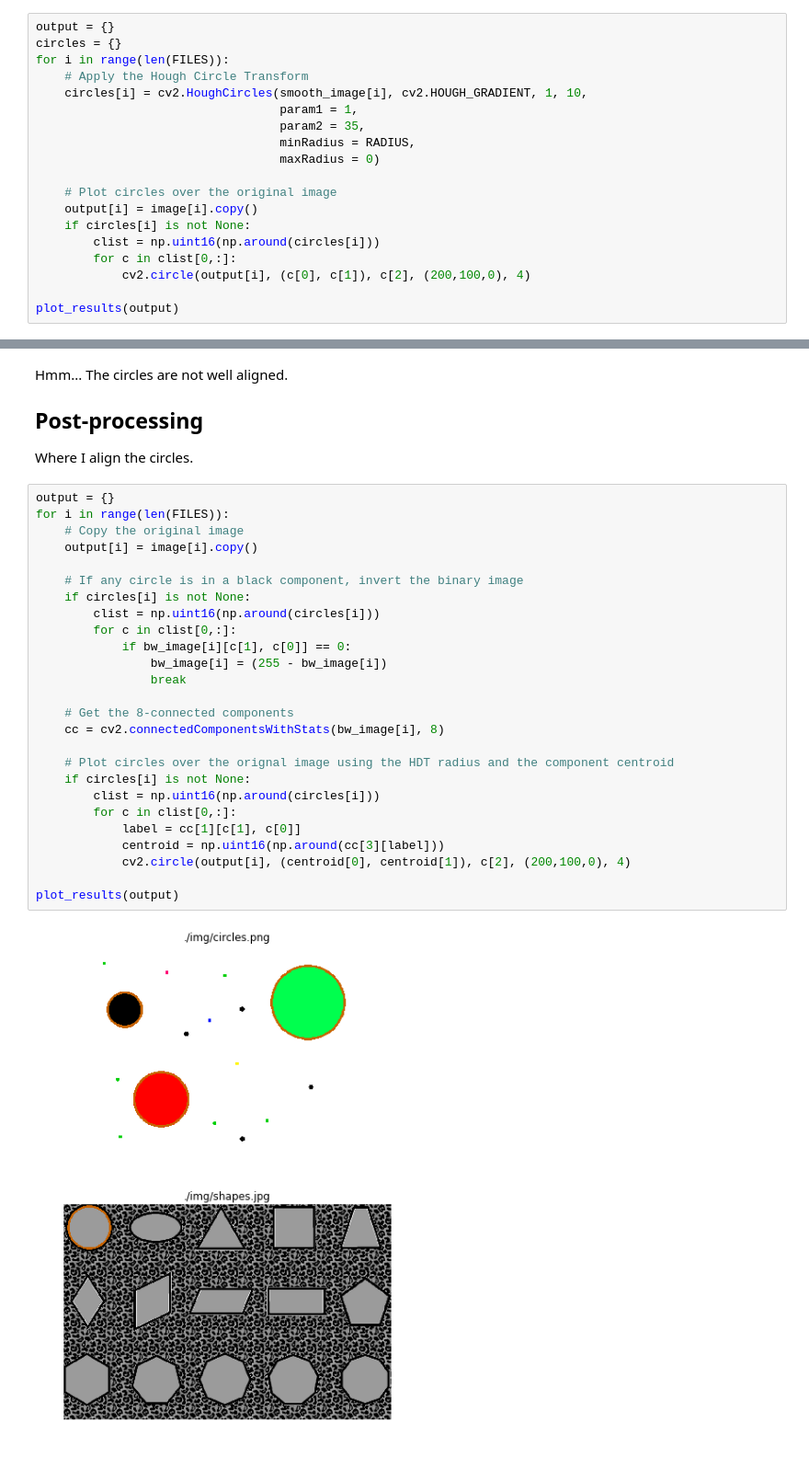
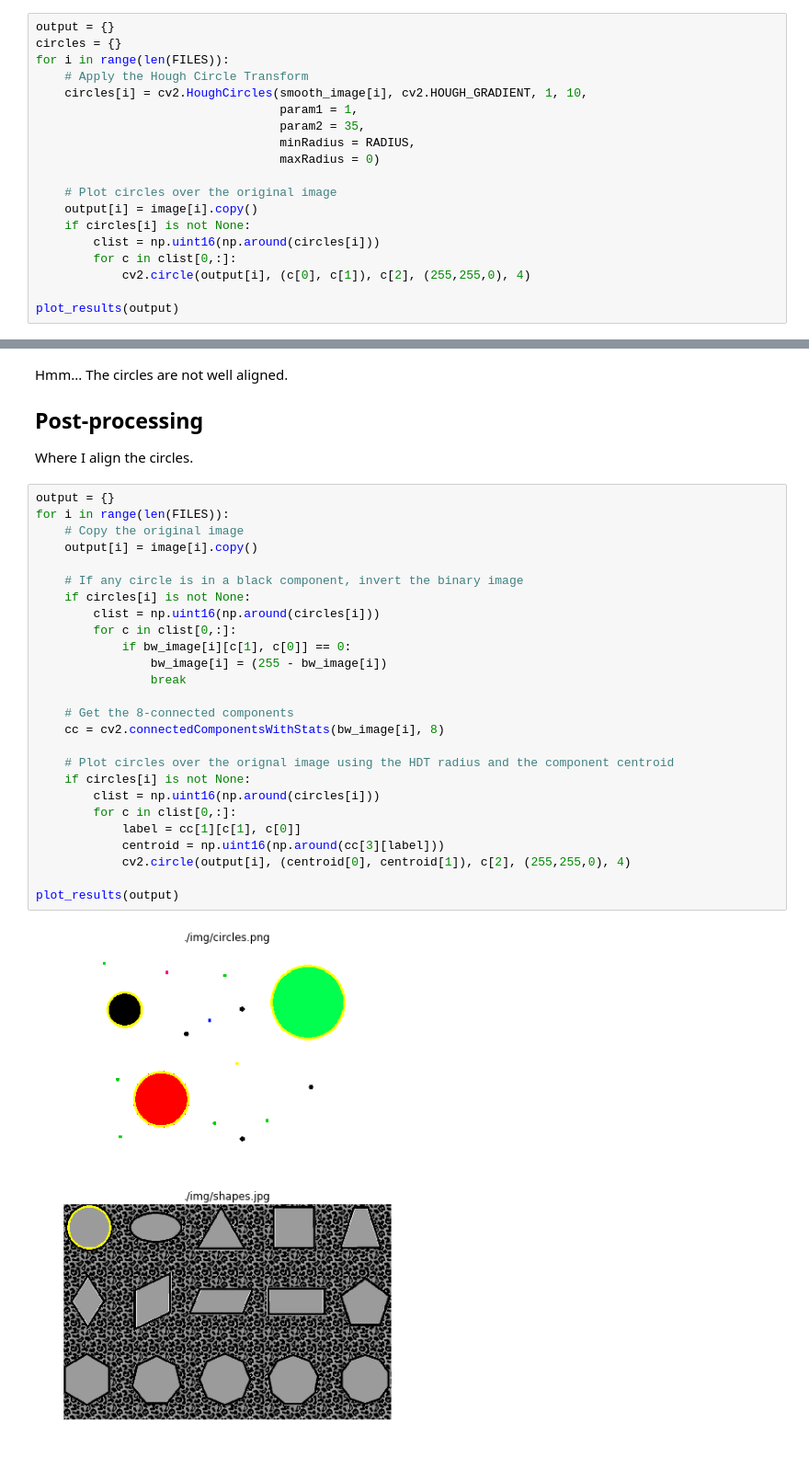
Before and after one commit to vbarboza/idw, a Jupyter notebook: pycv.ipynb, the cells around one changed output, grey strips where cells are left out. Shown: that part at 92% size. Saved outputs shown, nothing was run; the diff lists cells and outputs as text.

```diff
--- a/pycv.ipynb
+++ b/pycv.ipynb
@@ -173,7 +173,7 @@ for i in range(len(FILES)):
     if circles[i] is not None:
         clist = np.uint16(np.around(circles[i]))
         for c in clist[0,:]:
-            cv2.circle(output[i], (c[0], c[1]), c[2], (200,100,0), 4)
+            cv2.circle(output[i], (c[0], c[1]), c[2], (255,255,0), 4)
 
 plot_results(output)
 # %% [output]
@@ -187,28 +187,28 @@ Where I align the circles.
 # %%
 output = {}
 for i in range(len(FILES)):
     # Copy the original image
     output[i] = image[i].copy()
 
     # If any circle is in a black component, invert the binary image
     if circles[i] is not None:
         clist = np.uint16(np.around(circles[i]))
         for c in clist[0,:]:
             if bw_image[i][c[1], c[0]] == 0:
                 bw_image[i] = (255 - bw_image[i])
                 break
 
     # Get the 8-connected components
     cc = cv2.connectedComponentsWithStats(bw_image[i], 8)
 
     # Plot circles over the orignal image using the HDT radius and the component centroid
     if circles[i] is not None:
         clist = np.uint16(np.around(circles[i]))
         for c in clist[0,:]:
             label = cc[1][c[1], c[0]]
             centroid = np.uint16(np.around(cc[3][label]))
-            cv2.circle(output[i], (centroid[0], centroid[1]), c[2], (200,100,0), 4)
+            cv2.circle(output[i], (centroid[0], centroid[1]), c[2], (255,255,0), 4)
 
 plot_results(output)
 # %% [output]
-[figure, old version]
+[figure, new version]
```
Also changed, not shown: parts of 1 cell of this notebook, 1 other file.
